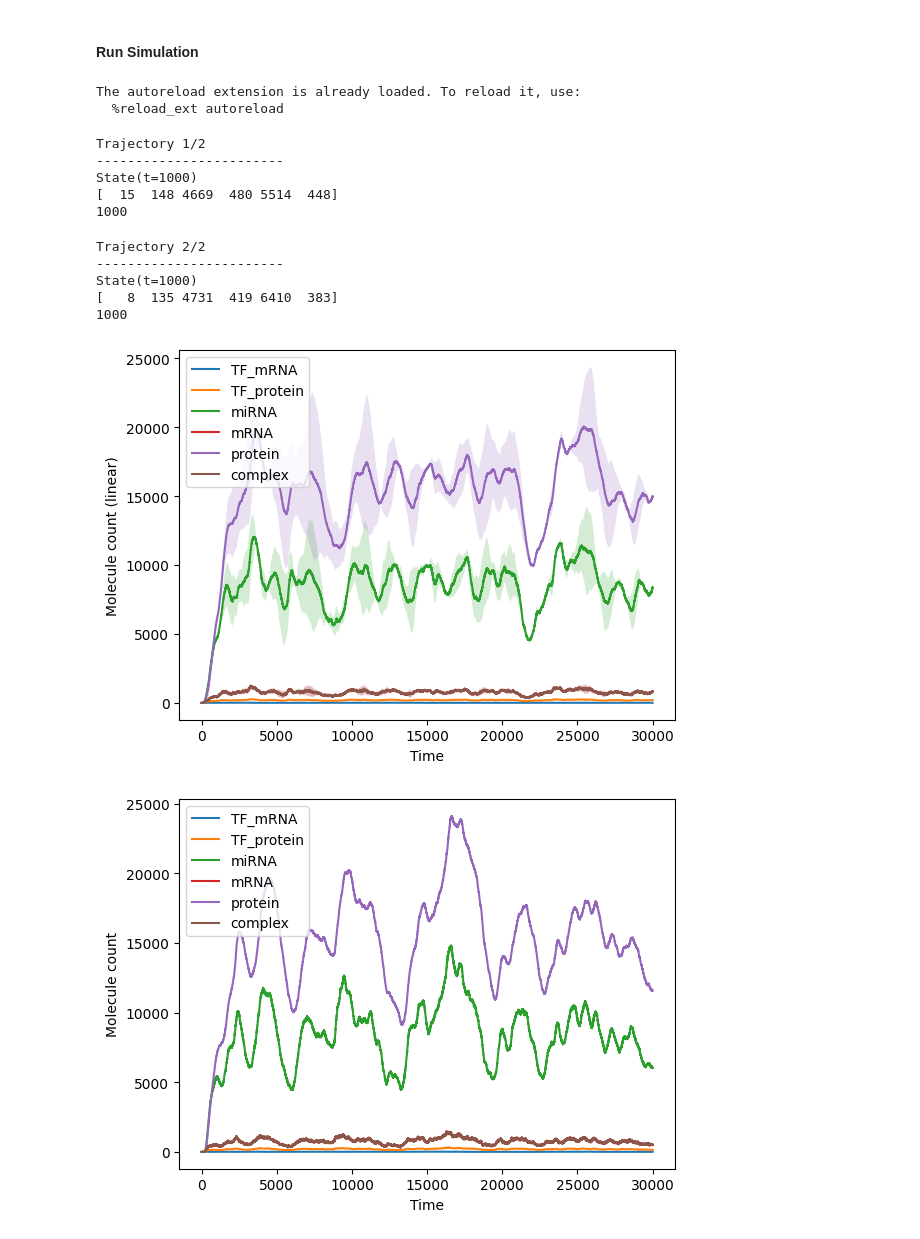
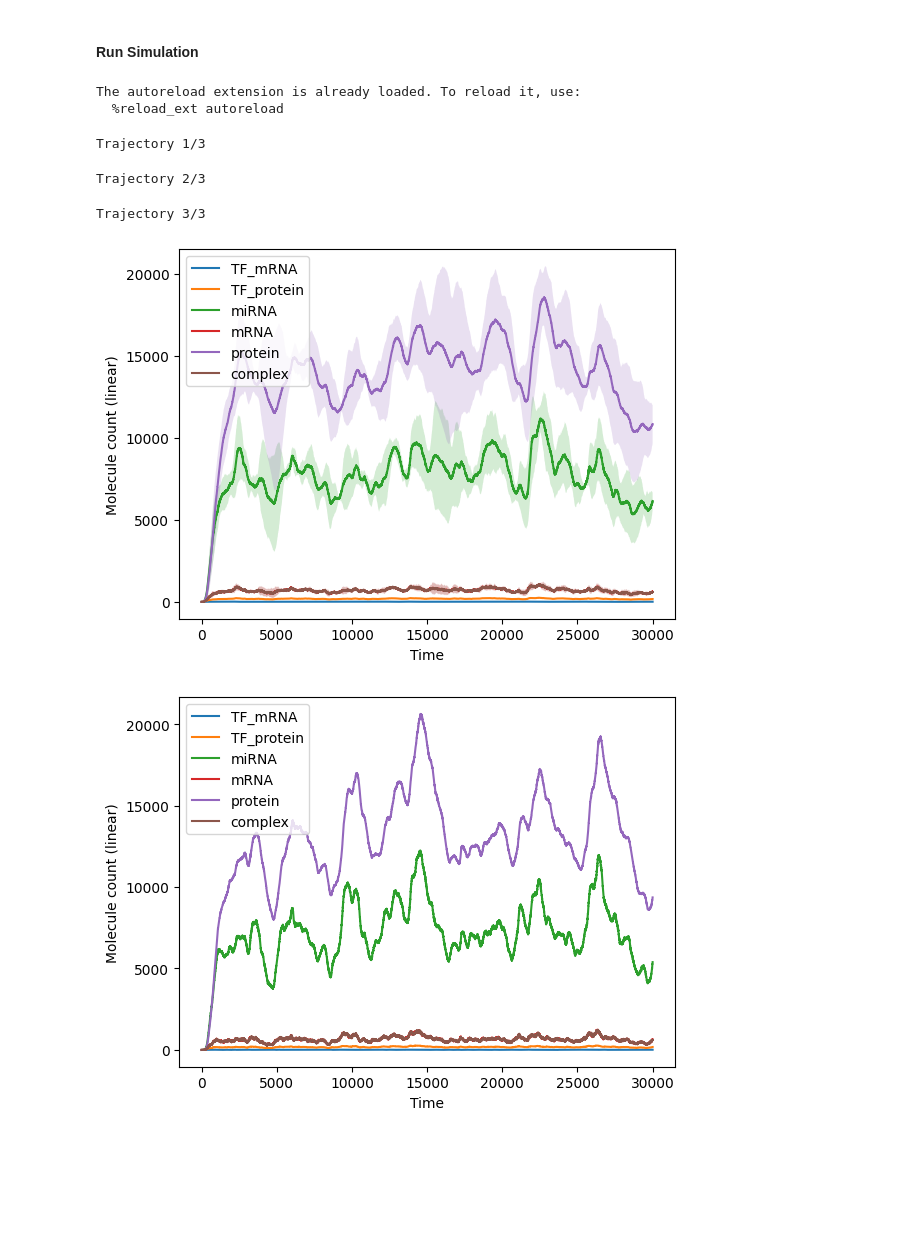
Before and after one commit to Ch3fUlrich/43513-01---Programming-for-Life-Sciences---4KP, a Jupyter notebook: Project/Gillespie_Simulation.ipynb, the cells around one changed output. Cells and saved outputs as stored; diff of their text form; code cells hidden in the pictures; blank space fills up the shorter version.

```diff
--- a/Project/Gillespie_Simulation.ipynb
+++ b/Project/Gillespie_Simulation.ipynb
@@ -130,44 +130,34 @@ State(t=0)
 # %%
 # Import own packages
 from Gillespie_Simulation import *
 import numpy as np
 
 # Plot inside Jupyter Notebook
 %matplotlib inline
 
 # auto reload imports after changes
 %load_ext autoreload
 %autoreload 2
 
 # Set the random number seed for reproducibility
 np.random.seed(1)
 
 # Main simulation
-init_state_fname = "init_state.yaml"
-init_state_path = construct_path(fname=init_state_fname)
-start_state = State(init_state_path)
-simulator = State_Machine(state=start_state)
-results = simulator.run(steps=30000, trajectories=2)
+simulator = State_Machine()
+results = simulator.run(steps=30000, trajectories=3)
 simulator.plot()
 # %% [output]
 The autoreload extension is already loaded. To reload it, use:
   %reload_ext autoreload
-Trajectory 1/2
-------------------------
-State(t=1000)
-[  15  148 4669  480 5514  448]
-1000
+Trajectory 1/3
-Trajectory 2/2
-------------------------
-State(t=1000)
-[   8  135 4731  419 6410  383]
-1000
+Trajectory 2/3
+Trajectory 3/3
-[figure, old version]
+[figure, new version]
 # %%
 # plot single random example
 simulator.plot(example=True)
 # %% [output]
-[figure, old version]
+[figure, new version]
 # %%
 simulator.plot(scale="log")
 # %% [output]
```
Also changed, not shown: parts of 1 cell of this notebook, 1 other file.
